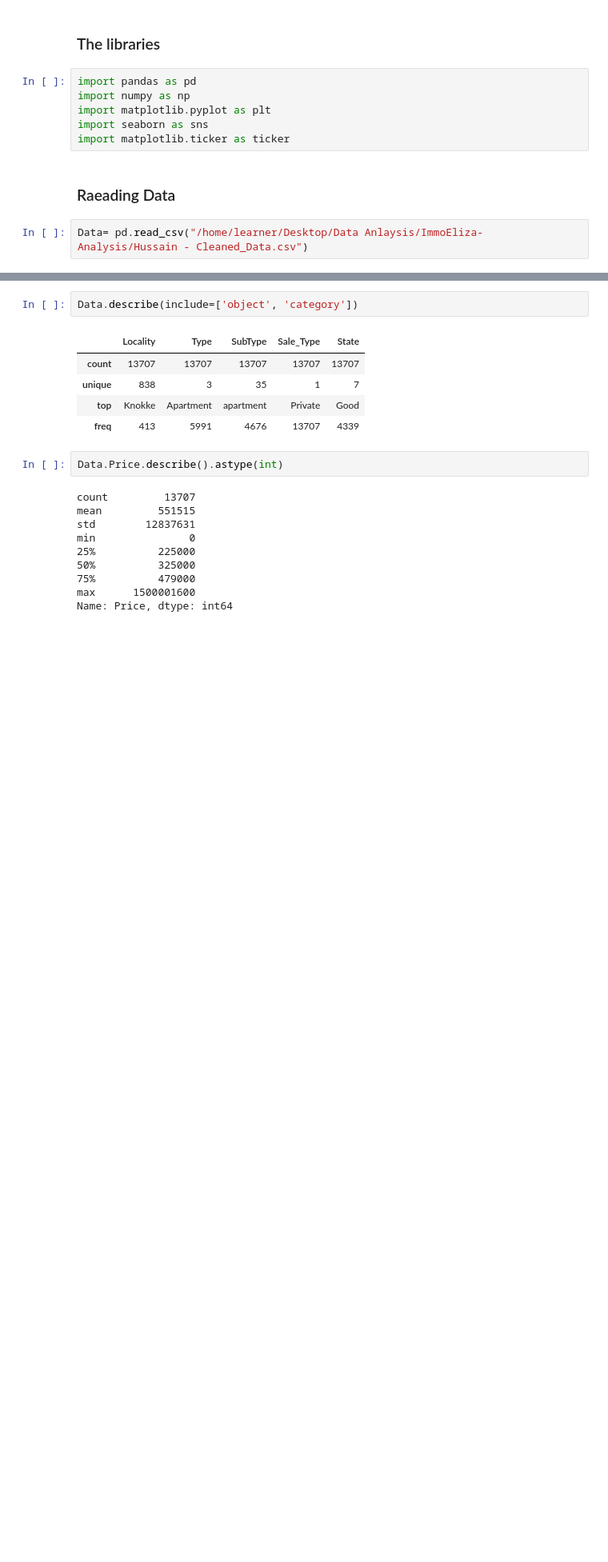
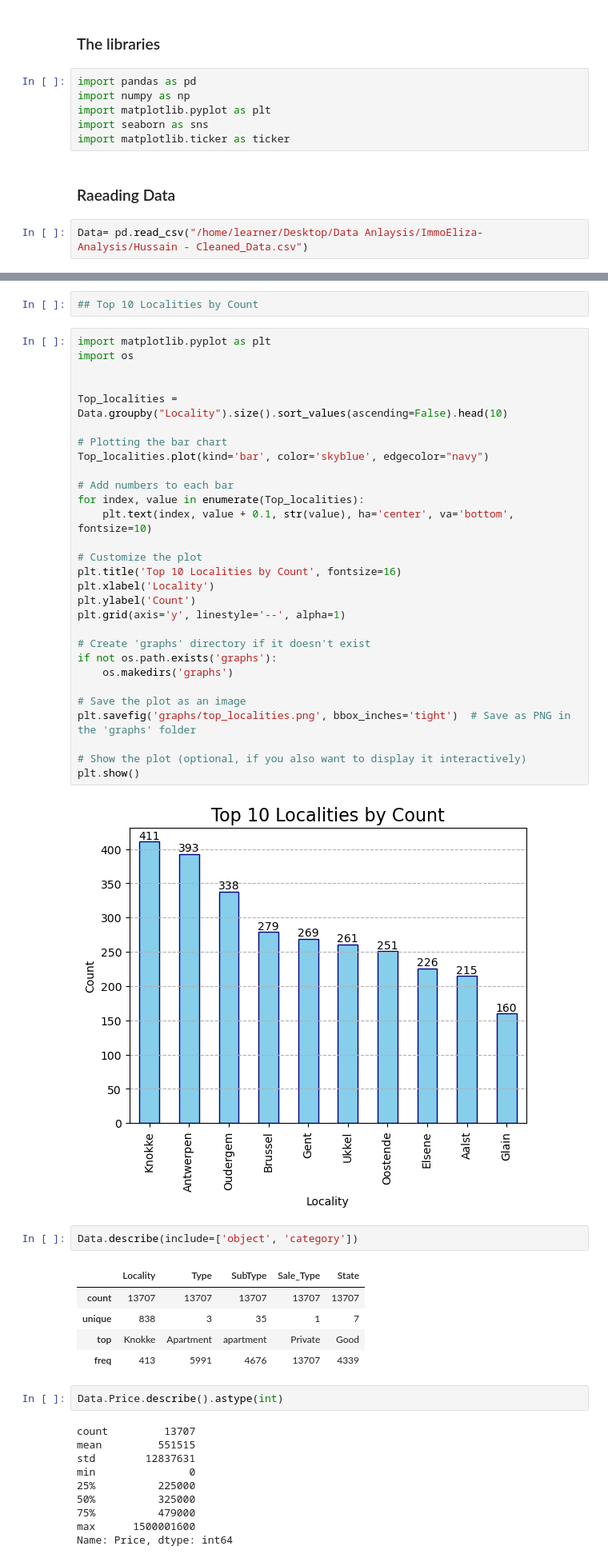
Before and after one commit to Mohammedhussingh/ImmoEliza-Analysis, a Jupyter notebook: Data_Analysis.ipynb, the cells around one changed output, grey strips where cells are left out. Shown at 80% size. Drawn from its saved outputs; the diff is of its cells as text; blank space fills up the shorter version.

```diff
--- a/Data_Analysis.ipynb
+++ b/Data_Analysis.ipynb
@@ -30,3 +29,36 @@ Data
+# %%
+## Top 10 Localities by Count
+# %%
+import matplotlib.pyplot as plt
+import os
+
+
+Top_localities = Data.groupby("Locality").size().sort_values(ascending=False).head(10)
+
+# Plotting the bar chart
+Top_localities.plot(kind='bar', color='skyblue', edgecolor="navy")
+
+# Add numbers to each bar
+for index, value in enumerate(Top_localities):
+    plt.text(index, value + 0.1, str(value), ha='center', va='bottom', fontsize=10)
+
+# Customize the plot
+plt.title('Top 10 Localities by Count', fontsize=16)
+plt.xlabel('Locality')
+plt.ylabel('Count')
+plt.grid(axis='y', linestyle='--', alpha=1)
+
+# Create 'graphs' directory if it doesn't exist
+if not os.path.exists('graphs'):
+    os.makedirs('graphs')
+
+# Save the plot as an image
+plt.savefig('graphs/top_localities.png', bbox_inches='tight')  # Save as PNG in the 'graphs' folder
+
+# Show the plot (optional, if you also want to display it interactively)
+plt.show()
+# %% [output]
+[figure, added]
 # %%
 Data.describe(include=['object', 'category'])
 # %% [output]
```
Also changed, not shown: parts of 53 cells of this notebook, 1 other file.
